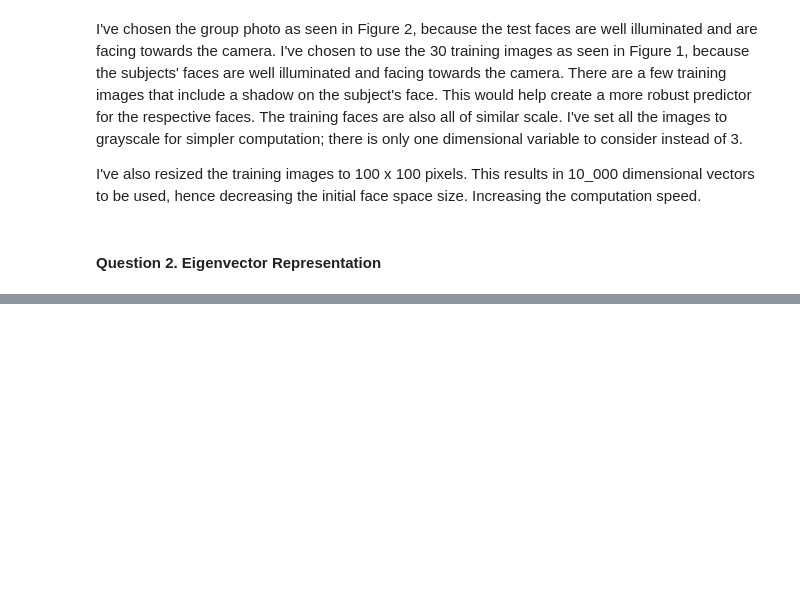
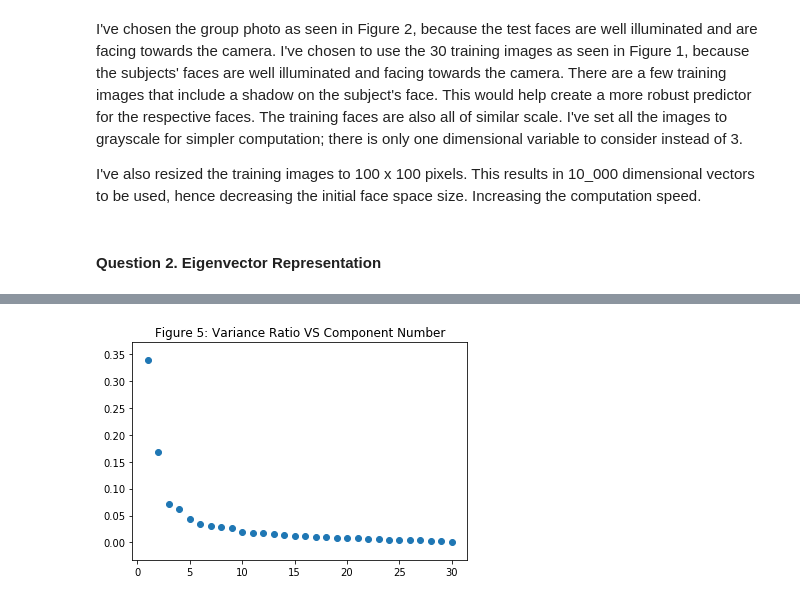
Before and after one commit to mattesko/ECSE415-Assignments, a Jupyter notebook: Assignment_4/face_detection.ipynb, the cells around one changed output, grey strips where cells are left out. Saved outputs shown, nothing was run; the diff lists cells and outputs as text; code cells hidden in the pictures; blank space fills up the shorter version.

```diff
--- a/Assignment_4/face_detection.ipynb
+++ b/Assignment_4/face_detection.ipynb
@@ -194,0 +130,7 @@ plt.show()
+# %%
+variance_ratios = pca.explained_variance_ratio_
+plt.scatter([x for x in range(1, 31)], variance_ratios)
+plt.title('Figure 5: Variance Ratio VS Component Number')
+plt.show()
+# %% [output]
+[figure, added]
```
Also changed, not shown: parts of 27 cells of this notebook.
